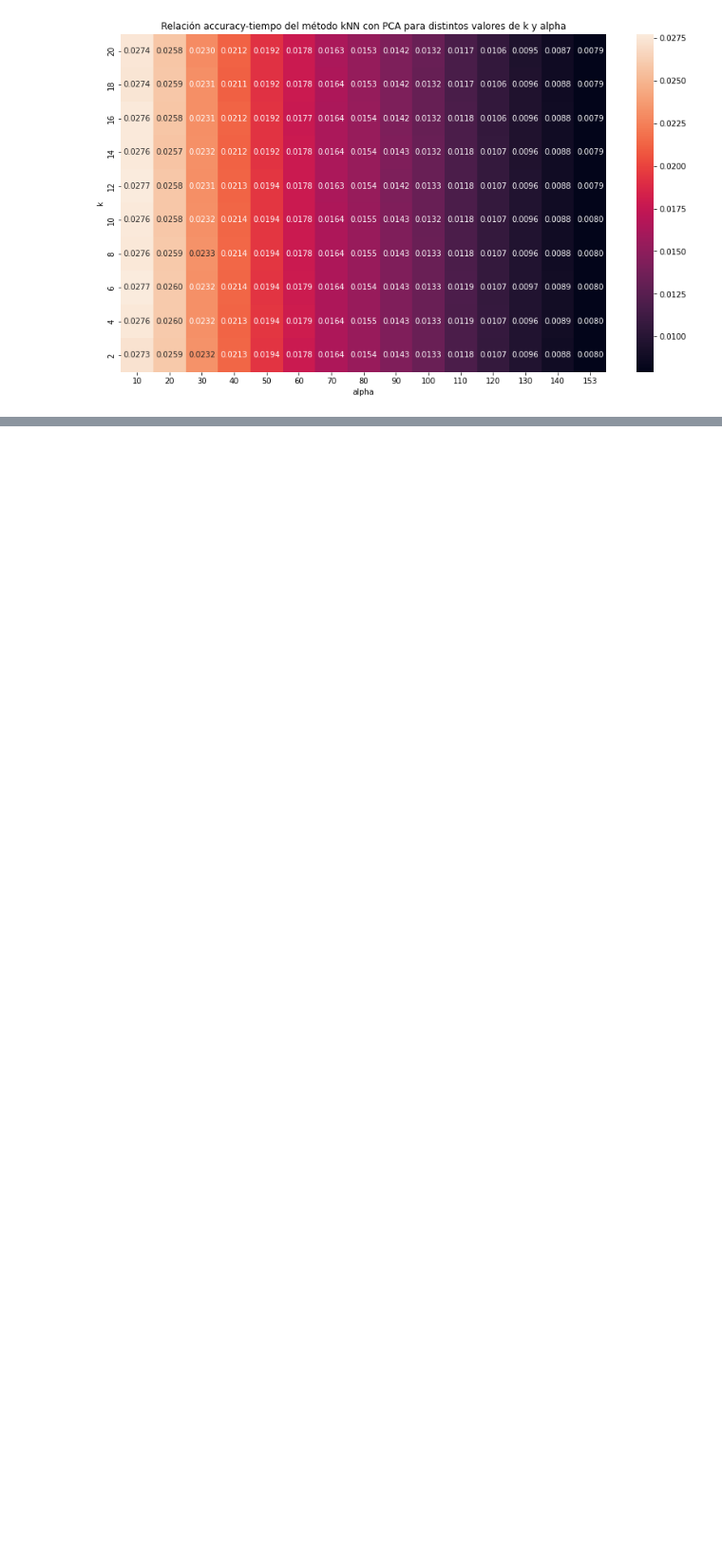
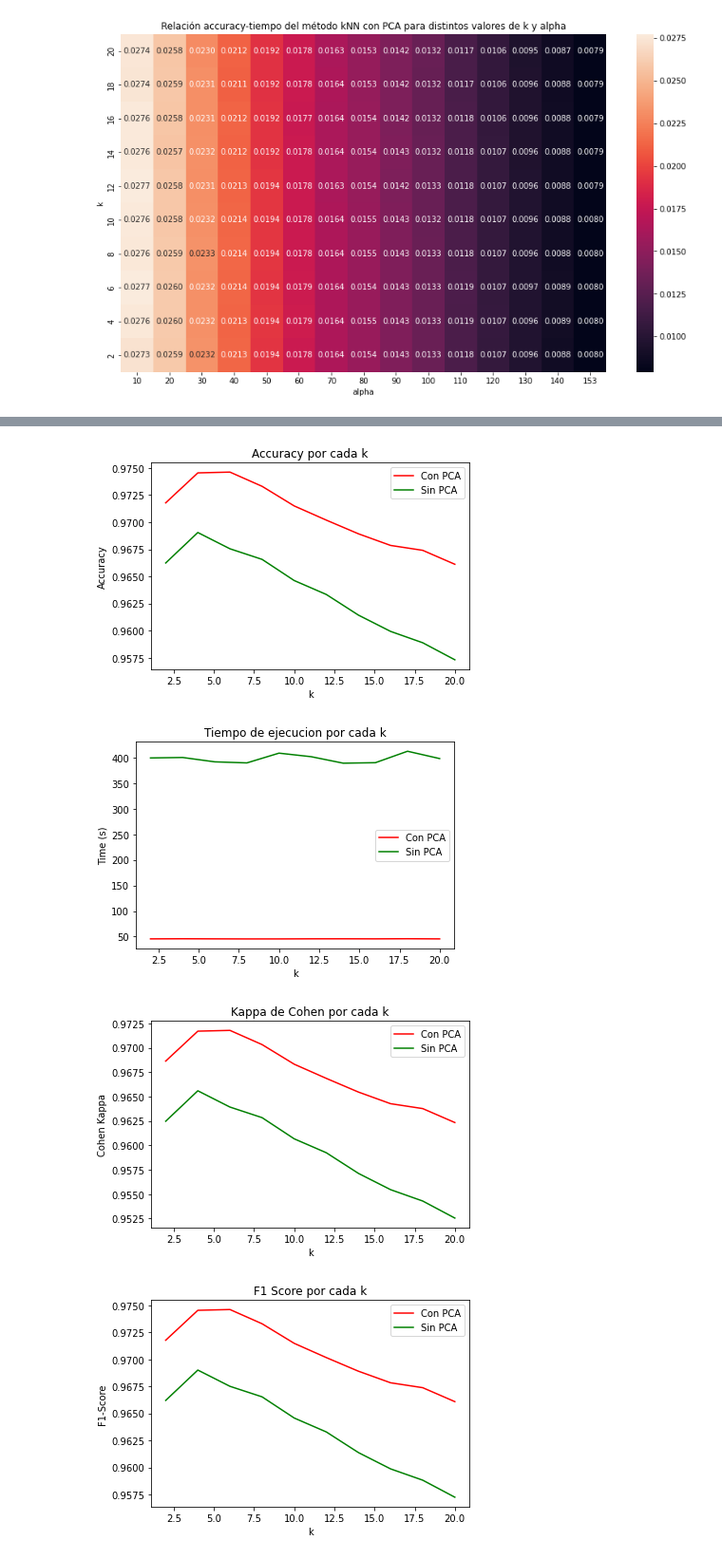
Before and after one commit to pablolp99/mn-tp2, a Jupyter notebook: notebooks/plots.ipynb, the cells around one changed output, grey strips where cells are left out. Shown at 95% size. Cells and saved outputs as stored; diff of their text form; code cells hidden in the pictures; blank space fills up the shorter version.

```diff
--- a/notebooks/plots.ipynb
+++ b/notebooks/plots.ipynb
@@ -8640,0 +10876,23 @@ fig.savefig("imgs/knn_with_pca_ratio.png")
+# %%
+CASES = [
+    [scores_knn_pca, scores_knn, "Accuracy", "Accuracy por cada k", "imgs/score_pca_vs_nopca.png"],
+    [times_knn_pca, times_knn, "Time (s)", "Tiempo de ejecucion por cada k", "imgs/time_pca_vs_nopca.png"],
+    [cohen_knn_pca, cohen_knn, "Cohen Kappa", "Kappa de Cohen por cada k", "imgs/cohen_pca_vs_nopca.png"],
+    [f1_knn_pca, f1_knn, "F1-Score", "F1 Score por cada k", "imgs/f1_pca_vs_nopca.png"],
+    [ratio_knn_pca, ratio_knn, "Ratio Accuracy-Time", "Relacion Accuracy/Tiempo por cada k", "imgs/ratio_pca_vs_nopca.png"]
+]
+
+for case in CASES:
+    plt.figure()
+    plt.plot(grid["k"], case[0], "r", label="Con PCA")
+    plt.plot(grid["k"], case[1], "g", label="Sin PCA")
+    plt.legend()
+    plt.xlabel("k")
+    plt.ylabel(case[2])
+    plt.title(case[3])
+    plt.savefig(case[4])
+# %% [output]
+[figure, added]
+[figure, added]
+[figure, added]
+[figure, added]
```
Also changed, not shown: parts of 22 cells of this notebook, 22 other files.
